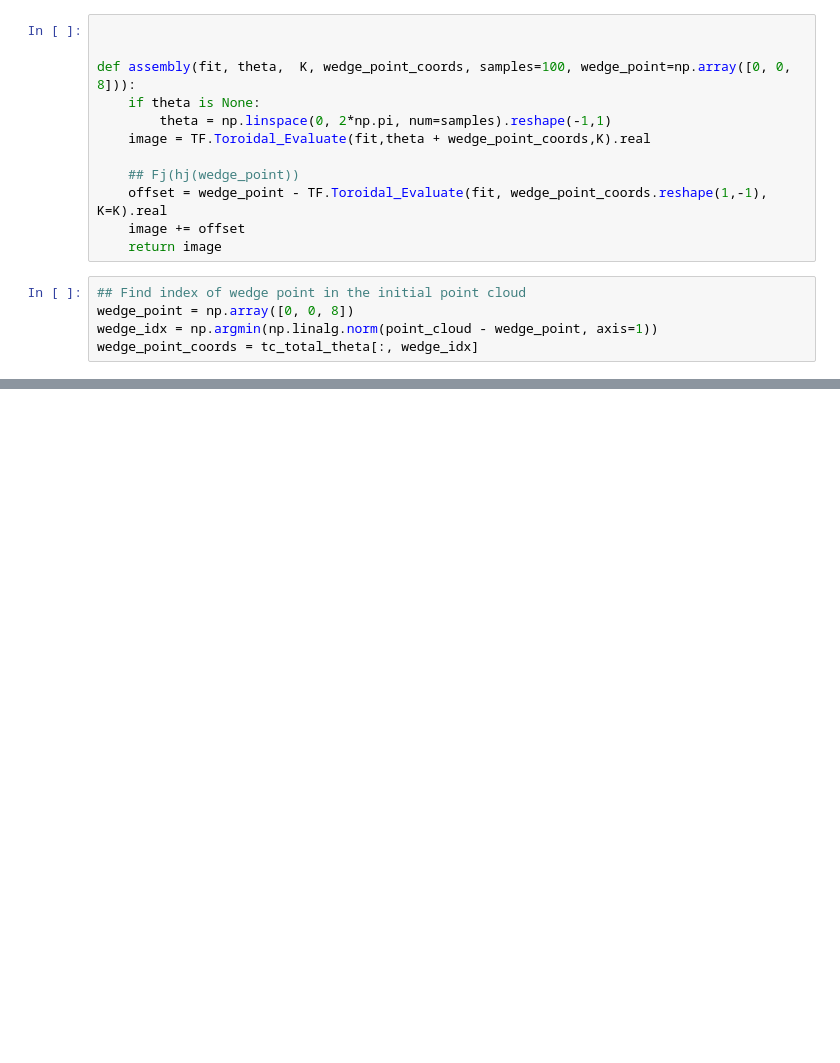
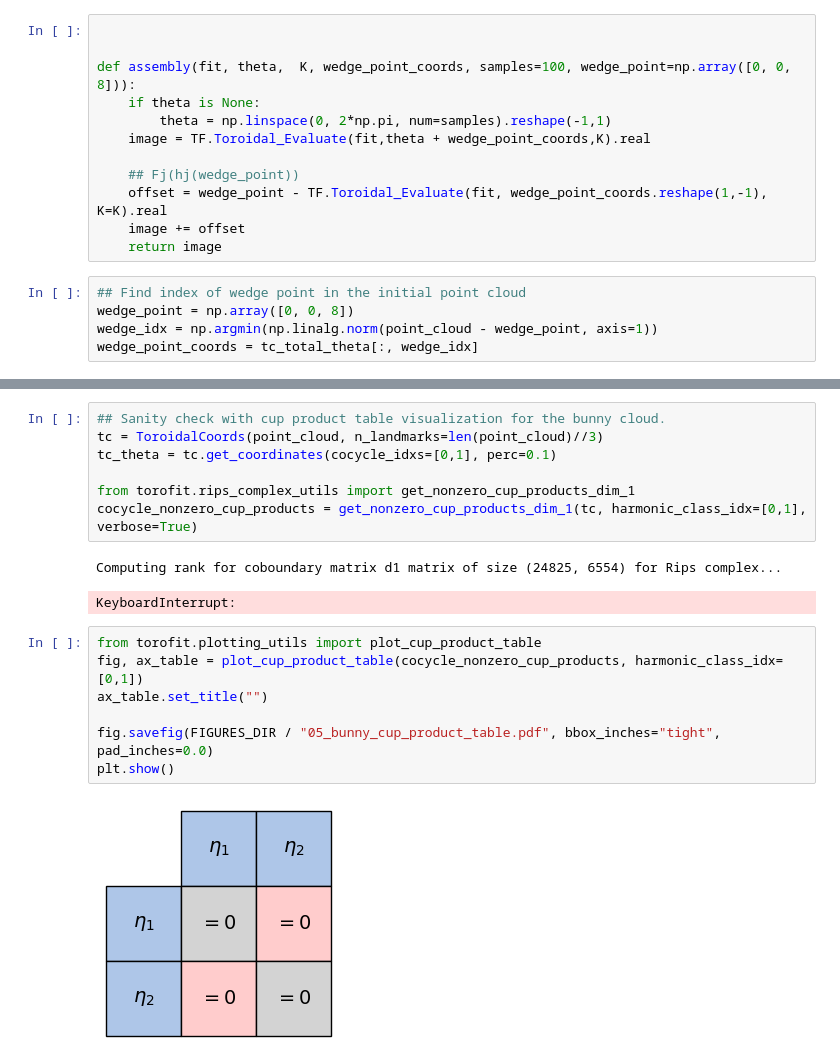
Before and after one commit to Tanishqbh/ToroFit, a Jupyter notebook: docs/notebooks/05_bunny.ipynb, the cells around one changed output, grey strips where cells are left out. Drawn from its saved outputs; the diff is of its cells as text; blank space fills up the shorter version.

```diff
--- a/docs/notebooks/05_bunny.ipynb
+++ b/docs/notebooks/05_bunny.ipynb
@@ -584,0 +769,19 @@ Partition 2, threshold: 0.5
+# %%
+## Sanity check with cup product table visualization for the bunny cloud.
+tc = ToroidalCoords(point_cloud, n_landmarks=len(point_cloud)//3)
+tc_theta = tc.get_coordinates(cocycle_idxs=[0,1], perc=0.1)
+
+from torofit.rips_complex_utils import get_nonzero_cup_products_dim_1
+cocycle_nonzero_cup_products = get_nonzero_cup_products_dim_1(tc, harmonic_class_idx=[0,1], verbose=True)
+# %% [output]
+Computing rank for coboundary matrix d1 matrix of size (24825, 6554) for Rips complex...
+KeyboardInterrupt:
+# %%
+from torofit.plotting_utils import plot_cup_product_table
+fig, ax_table = plot_cup_product_table(cocycle_nonzero_cup_products, harmonic_class_idx=[0,1])
+ax_table.set_title("")
+
+fig.savefig(FIGURES_DIR / "05_bunny_cup_product_table.pdf", bbox_inches="tight", pad_inches=0.0)
+plt.show()
+# %% [output]
+[figure, added]
```
Also changed, not shown: parts of 16 cells of this notebook, 6 other files.
